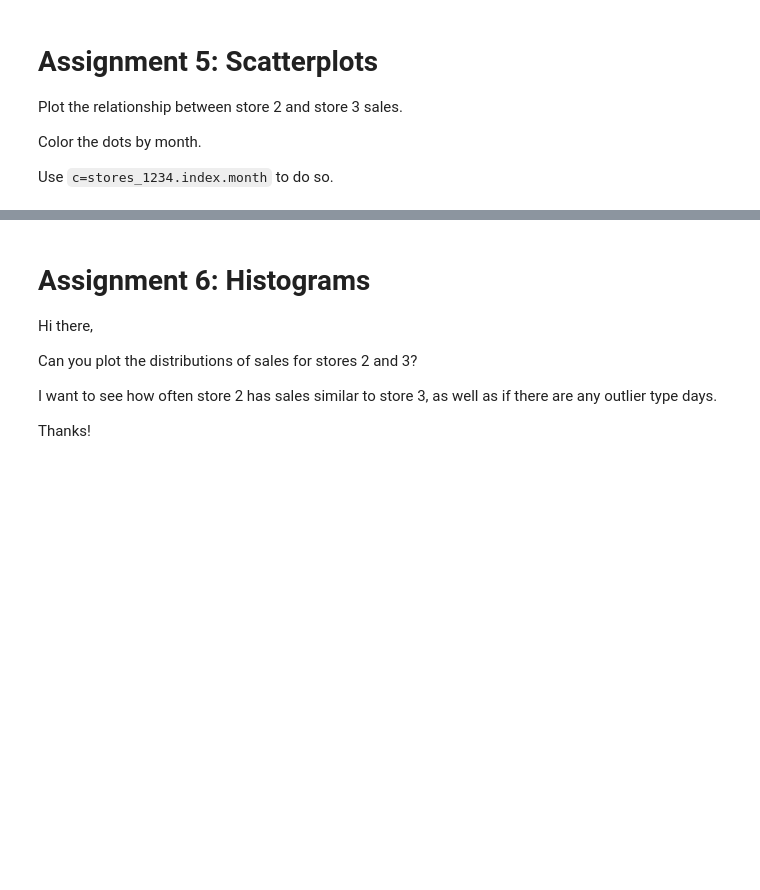
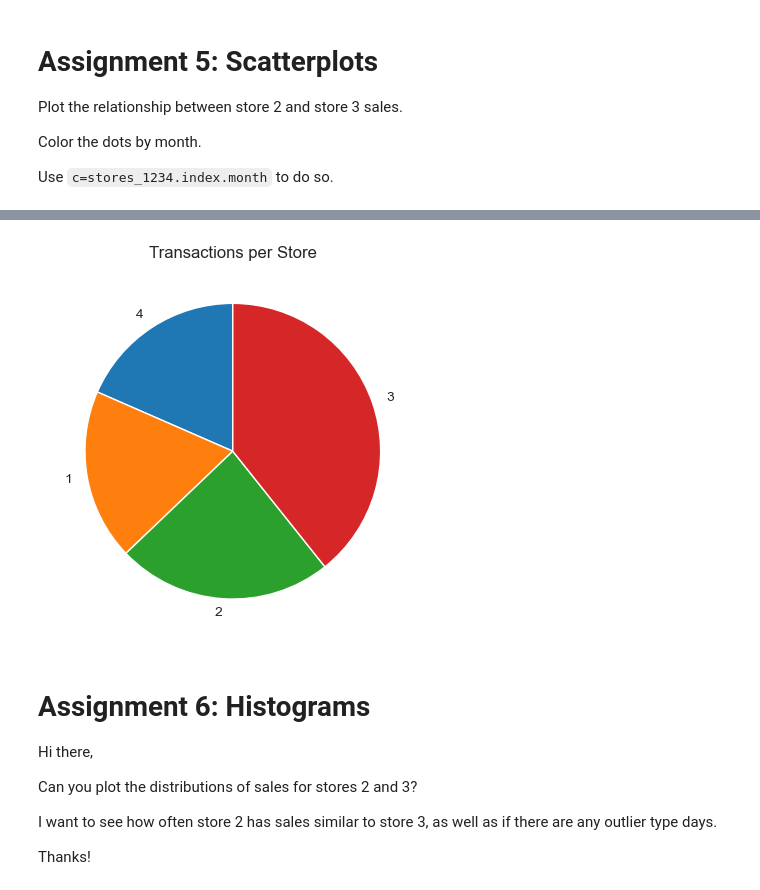
Before and after one commit to atsianis/DataVizMatplotlib, a Jupyter notebook: section05_data_viz.ipynb, the cells around one changed output, grey strips where cells are left out. Saved outputs shown, nothing was run; the diff lists cells and outputs as text; code cells hidden in the pictures; blank space fills up the shorter version.

```diff
--- a/section05_data_viz.ipynb
+++ b/section05_data_viz.ipynb
@@ -197,3 +215,14 @@ stores_1234.head()
+# %%
+(pivot_trans
+ .sum()
+ .sort_values()
+ .plot.pie(
+    y="transactions",
+    title="Transactions per Store",
+    startangle=90
+));
+# %% [output]
+[figure, added]
 # %% [markdown]
 # Assignment 6: Histograms
 
```
Also changed, not shown: parts of 3 cells of this notebook.
